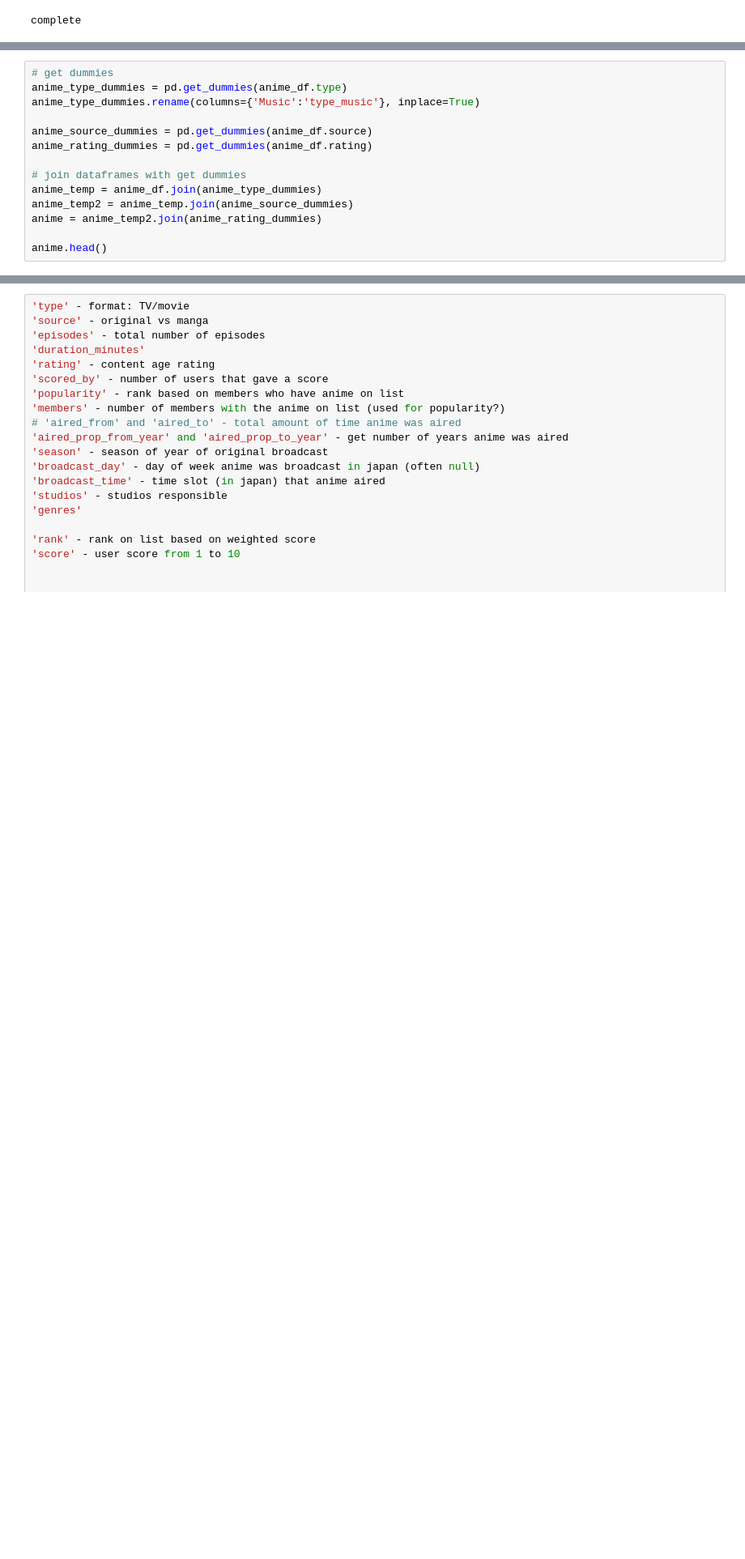
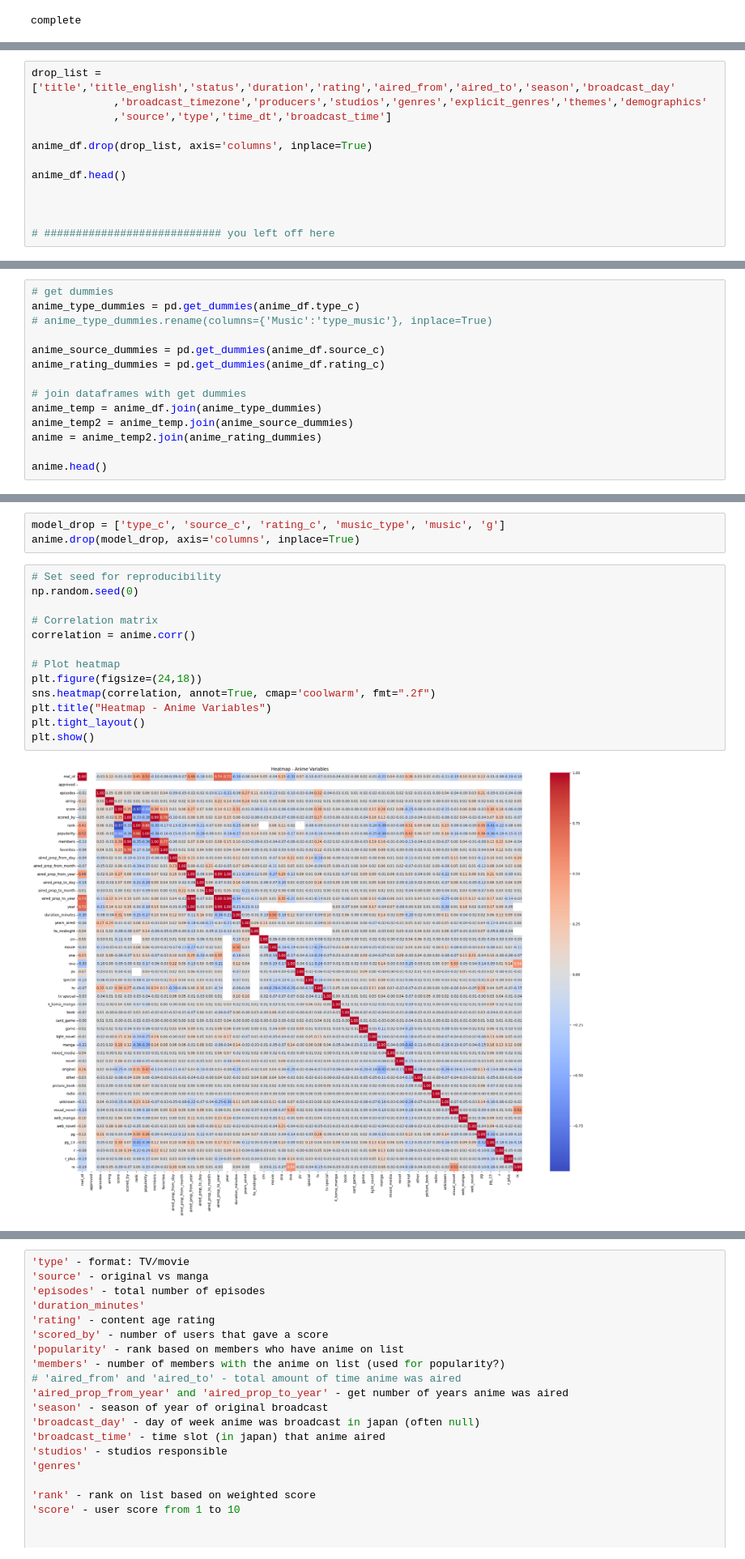
Before and after one commit to edmiller824/sf_tech, a Jupyter notebook: anime_analysis.ipynb, the cells around one changed output, grey strips where cells are left out. Shown at 81% size. Drawn from its saved outputs; the diff is of its cells as text; blank space fills up the shorter version.

```diff
--- a/anime_analysis.ipynb
+++ b/anime_analysis.ipynb
@@ -157,0 +122,12 @@ TypeError: Series.rename() got an unexpected keyword argument 'columns'
+# %%
+drop_list = ['title','title_english','status','duration','rating','aired_from','aired_to','season','broadcast_day'
+             ,'broadcast_timezone','producers','studios','genres','explicit_genres','themes','demographics'
+             ,'source','type','time_dt','broadcast_time']
+
+anime_df.drop(drop_list, axis='columns', inplace=True)
+
+anime_df.head()
+
+
+
+# ############################ you left off here
@@ -158,10 +141,10 @@ TypeError: Series.rename() got an unexpected keyword argument 'columns'
 # %%
 # get dummies
-anime_type_dummies = pd.get_dummies(anime_df.type)
-anime_type_dummies.rename(columns={'Music':'type_music'}, inplace=True)
+anime_type_dummies = pd.get_dummies(anime_df.type_c)
+# anime_type_dummies.rename(columns={'Music':'type_music'}, inplace=True)
 
-anime_source_dummies = pd.get_dummies(anime_df.source)
-anime_rating_dummies = pd.get_dummies(anime_df.rating)
+anime_source_dummies = pd.get_dummies(anime_df.source_c)
+anime_rating_dummies = pd.get_dummies(anime_df.rating_c)
 
 # join dataframes with get dummies
 anime_temp = anime_df.join(anime_type_dummies)
@@ -173,0 +162,18 @@ ValueError: columns overlap but no suffix specified: Index(['Music'], dtype='obj
+# %%
+model_drop = ['type_c', 'source_c', 'rating_c', 'music_type', 'music', 'g']
+anime.drop(model_drop, axis='columns', inplace=True)
+# %%
+# Set seed for reproducibility
+np.random.seed(0)
+
+# Correlation matrix
+correlation = anime.corr()
+
+# Plot heatmap
+plt.figure(figsize=(24,18))
+sns.heatmap(correlation, annot=True, cmap='coolwarm', fmt=".2f")
+plt.title("Heatmap - Anime Variables")
+plt.tight_layout()
+plt.show()
+# %% [output]
+[figure, added]
```
Also changed, not shown: parts of 9 cells of this notebook, 1 other file.
